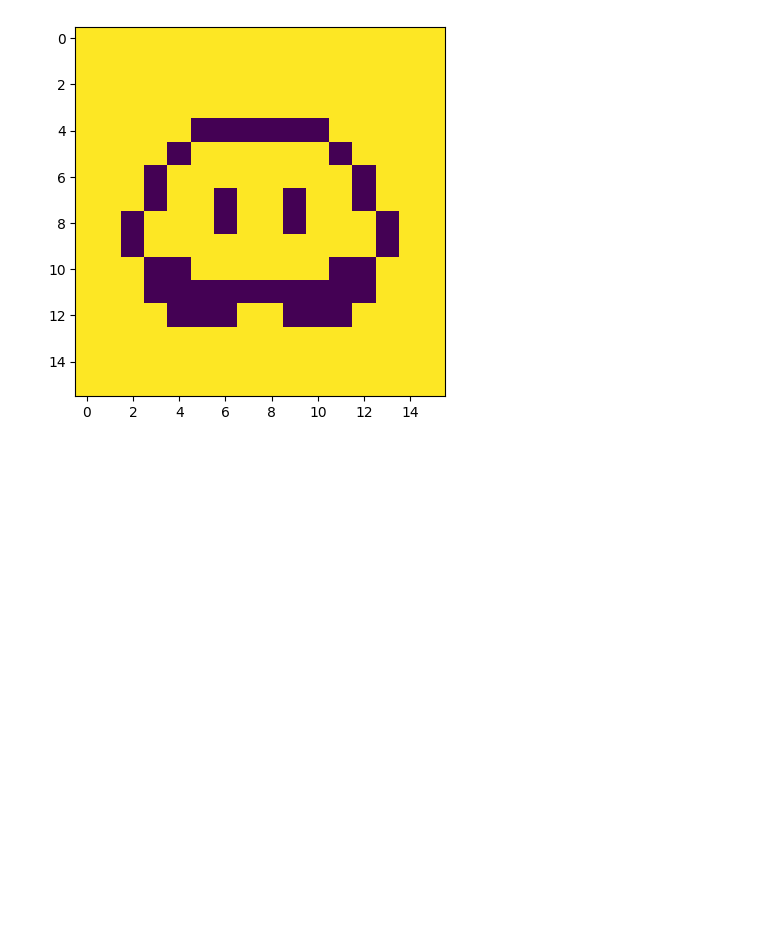
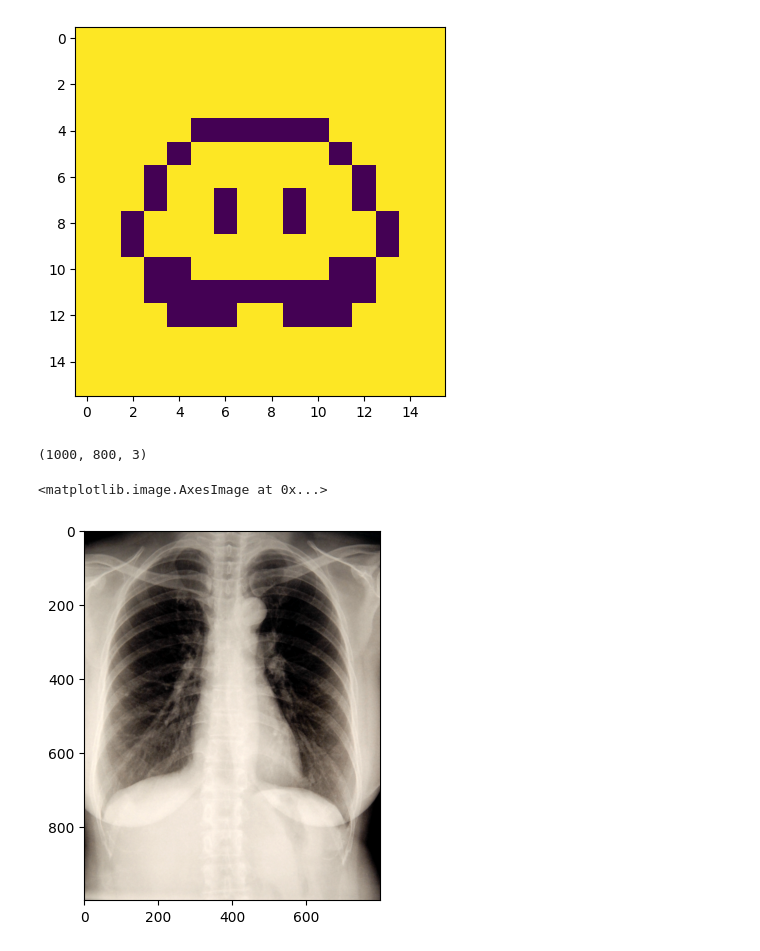
Before and after one commit to pacaicedo/pacaicedo.github.io, a Jupyter notebook: pres/pruebas.ipynb, the cells around one changed output. Cells and saved outputs as stored; diff of their text form; code cells hidden in the pictures; blank space fills up the shorter version.

```diff
--- a/pres/pruebas.ipynb
+++ b/pres/pruebas.ipynb
@@ -39,3 +39,10 @@ plt.imshow(255*Kirby_1bit)
  [255 255 255 255 255 255 255 255 255 255 255 255 255 255 255 255]]
 <matplotlib.image.AxesImage at 0x...>
 [figure]
+# %%
+x_ray_chest = cv2.imread("images/female-chest-x-ray.jpg")
+plt.imshow(x_ray_chest, cmap="gray")
+# %% [output]
+(1000, 800, 3)
+<matplotlib.image.AxesImage at 0x...>
+[figure, added]
```
Also changed, not shown: parts of 5 cells of this notebook, 9 other files.
